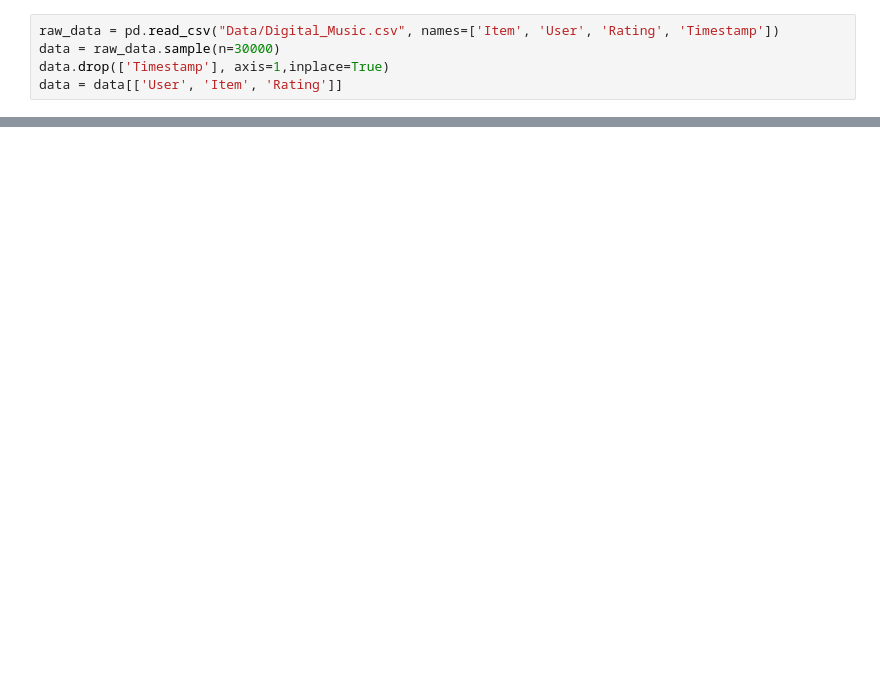
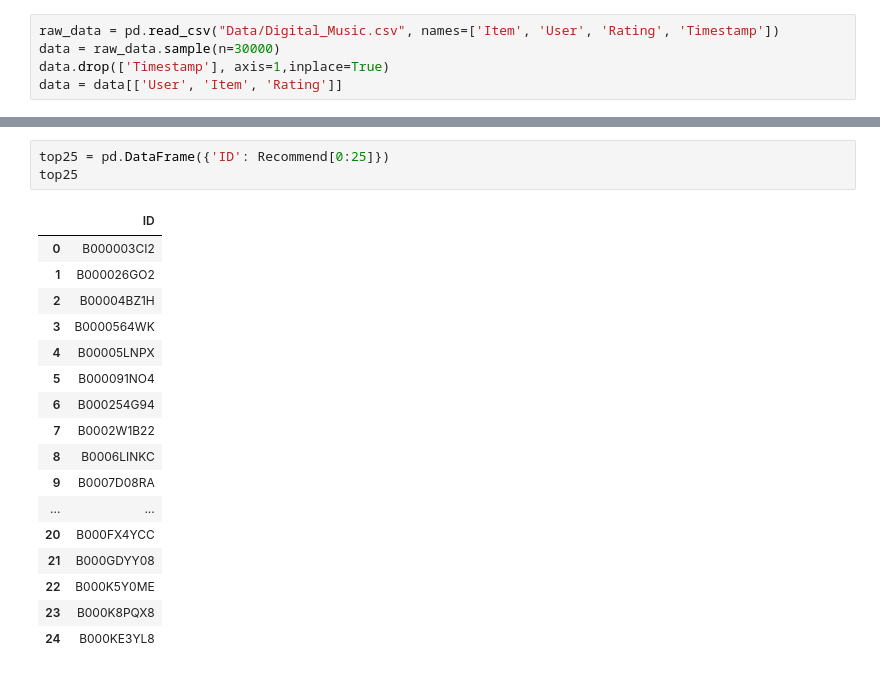
Before and after one commit to JSchluper/ML_Project, a Jupyter notebook: music_collab_test.ipynb, the cells around one changed output, grey strips where cells are left out. Cells and saved outputs as stored; diff of their text form; blank space fills up the shorter version.

```diff
--- a/music_collab_test.ipynb
+++ b/music_collab_test.ipynb
@@ -110,0 +144,21 @@ Recommend[0:24]
+# %%
+top25 = pd.DataFrame({'ID': Recommend[0:25]})
+top25
+# %% [output]
+|  | ID |
+| 0 | B000003CI2 |
+| 1 | B000026GO2 |
+| 2 | B00004BZ1H |
+| 3 | B0000564WK |
+| 4 | B00005LNPX |
+| 5 | B000091NO4 |
+| 6 | B000254G94 |
+| 7 | B0002W1B22 |
+| 8 | B0006LINKC |
+| 9 | B0007D08RA |
+| ... | ... |
+| 20 | B000FX4YCC |
+| 21 | B000GDYY08 |
+| 22 | B000K5Y0ME |
+| 23 | B000K8PQX8 |
+| 24 | B000KE3YL8 |
```
Also changed, not shown: parts of 11 cells of this notebook, 2 other files.
